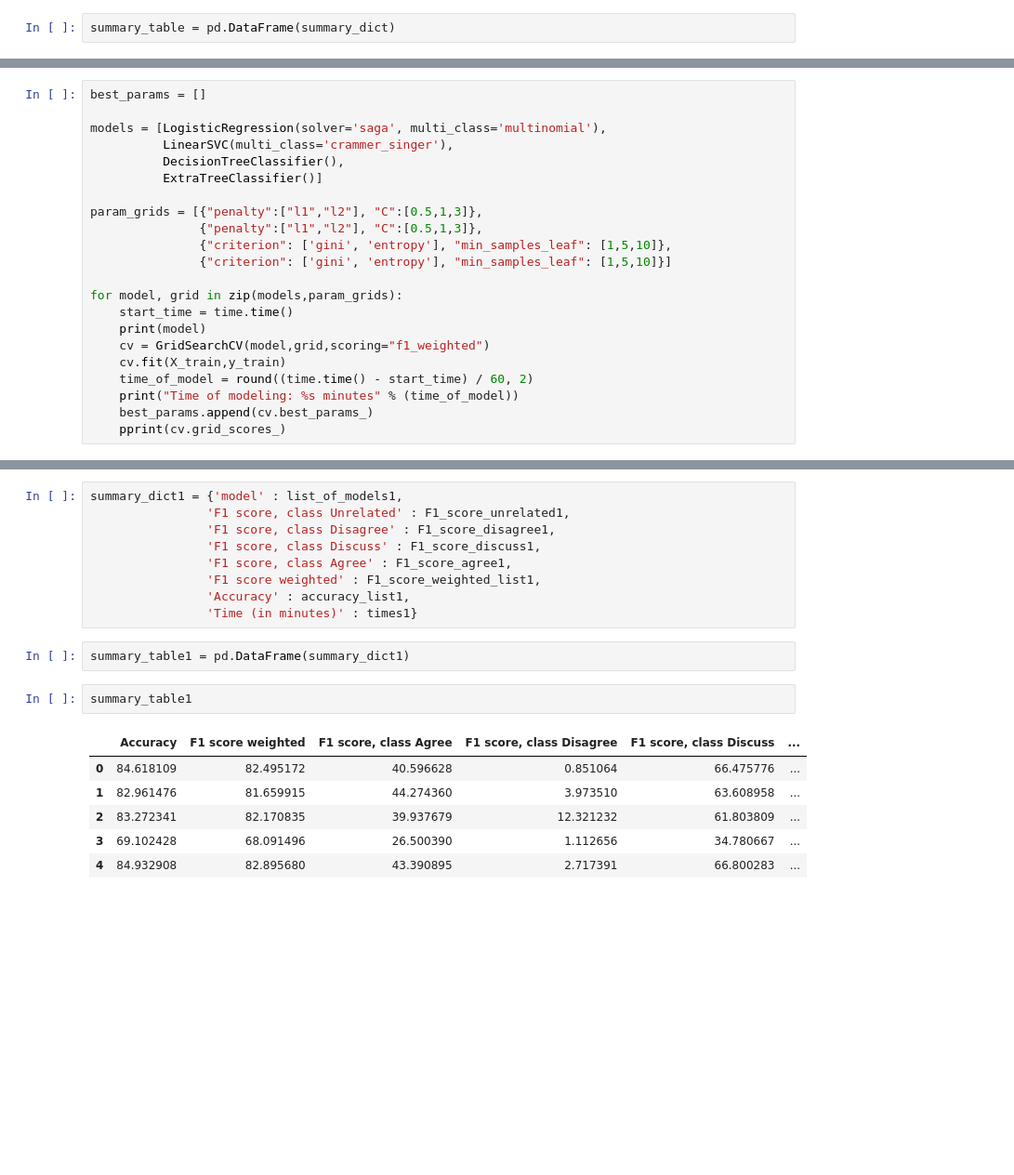
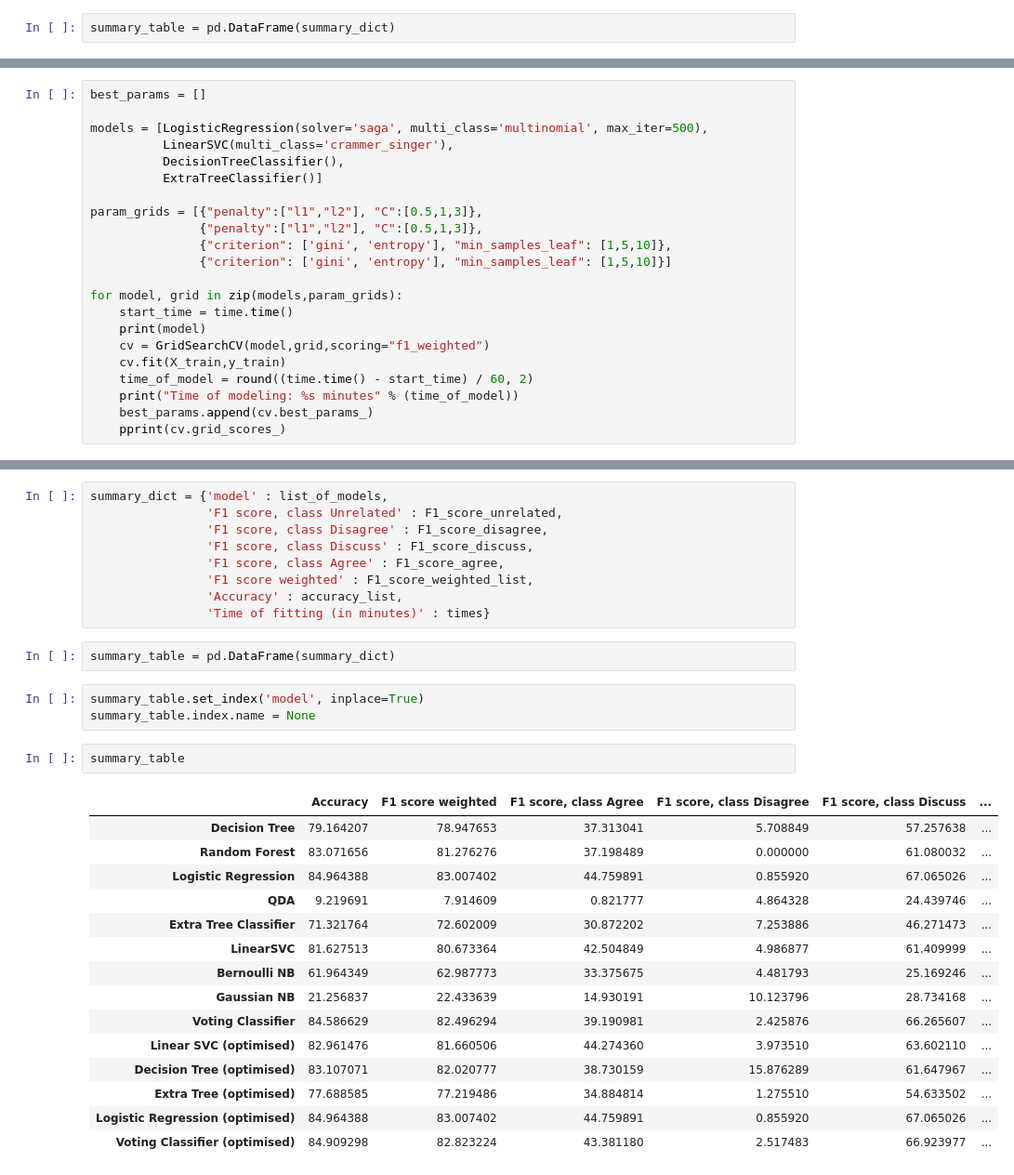
Before and after one commit to lkolada/fakenewschallenge, a Jupyter notebook: Fake News Challenge (lk).ipynb, the cells around one changed output, grey strips where cells are left out. Shown: that part at 93% size. Saved outputs shown, nothing was run; the diff lists cells and outputs as text; blank space fills up the shorter version.

```diff
--- a/Fake News Challenge (lk).ipynb
+++ b/Fake News Challenge (lk).ipynb
@@ -720,7 +603,7 @@ times1.append(time_of_model)
 # %%
 best_params = []
 
-models = [LogisticRegression(solver='saga', multi_class='multinomial'),
+models = [LogisticRegression(solver='saga', multi_class='multinomial', max_iter=500),
           LinearSVC(multi_class='crammer_singer'),
           DecisionTreeClassifier(),
           ExtraTreeClassifier()]
@@ -943,21 +750,33 @@ Accuracy: 84.93%
 # %%
-summary_dict1 = {'model' : list_of_models1,
-                'F1 score, class Unrelated' : F1_score_unrelated1,
-                'F1 score, class Disagree' : F1_score_disagree1,
-                'F1 score, class Discuss' : F1_score_discuss1,
-                'F1 score, class Agree' : F1_score_agree1,
-                'F1 score weighted' : F1_score_weighted_list1,
-                'Accuracy' : accuracy_list1,
-                'Time (in minutes)' : times1}
+summary_dict = {'model' : list_of_models,
+                'F1 score, class Unrelated' : F1_score_unrelated,
+                'F1 score, class Disagree' : F1_score_disagree,
+                'F1 score, class Discuss' : F1_score_discuss,
+                'F1 score, class Agree' : F1_score_agree,
+                'F1 score weighted' : F1_score_weighted_list,
+                'Accuracy' : accuracy_list,
+                'Time of fitting (in minutes)' : times}
 # %%
-summary_table1 = pd.DataFrame(summary_dict1)
+summary_table = pd.DataFrame(summary_dict)
-# %%
-summary_table1
-# %% [output]
-|  | Accuracy | F1 score weighted | F1 score, class Agree | F1 score, class Disagree | F1 score, class Discuss | ... |
-| 0 | 84.618109 | 82.495172 | 40.596628 | 0.851064 | 66.475776 | ... |
-| 1 | 82.961476 | 81.659915 | 44.274360 | 3.973510 | 63.608958 | ... |
-| 2 | 83.272341 | 82.170835 | 39.937679 | 12.321232 | 61.803809 | ... |
-| 3 | 69.102428 | 68.091496 | 26.500390 | 1.112656 | 34.780667 | ... |
-| 4 | 84.932908 | 82.895680 | 43.390895 | 2.717391 | 66.800283 | ... |
+# %%
+summary_table.set_index('model', inplace=True)
+summary_table.index.name = None
+# %%
+summary_table
+# %% [output]
+|  | Accuracy | F1 score weighted | F1 score, class Agree | F1 score, class Disagree | F1 score, class Discuss | ... |
+| Decision Tree | 79.164207 | 78.947653 | 37.313041 | 5.708849 | 57.257638 | ... |
+| Random Forest | 83.071656 | 81.276276 | 37.198489 | 0.000000 | 61.080032 | ... |
+| Logistic Regression | 84.964388 | 83.007402 | 44.759891 | 0.855920 | 67.065026 | ... |
+| QDA | 9.219691 | 7.914609 | 0.821777 | 4.864328 | 24.439746 | ... |
+| Extra Tree Classifier | 71.321764 | 72.602009 | 30.872202 | 7.253886 | 46.271473 | ... |
+| LinearSVC | 81.627513 | 80.673364 | 42.504849 | 4.986877 | 61.409999 | ... |
+| Bernoulli NB | 61.964349 | 62.987773 | 33.375675 | 4.481793 | 25.169246 | ... |
+| Gaussian NB | 21.256837 | 22.433639 | 14.930191 | 10.123796 | 28.734168 | ... |
+| Voting Classifier | 84.586629 | 82.496294 | 39.190981 | 2.425876 | 66.265607 | ... |
+| Linear SVC (optimised) | 82.961476 | 81.660506 | 44.274360 | 3.973510 | 63.602110 | ... |
+| Decision Tree (optimised) | 83.107071 | 82.020777 | 38.730159 | 15.876289 | 61.647967 | ... |
+| Extra Tree (optimised) | 77.688585 | 77.219486 | 34.884814 | 1.275510 | 54.633502 | ... |
+| Logistic Regression (optimised) | 84.964388 | 83.007402 | 44.759891 | 0.855920 | 67.065026 | ... |
+| Voting Classifier (optimised) | 84.909298 | 82.823224 | 43.381180 | 2.517483 | 66.923977 | ... |
 # %% [raw]
```
Also changed, not shown: parts of 56 cells of this notebook.
